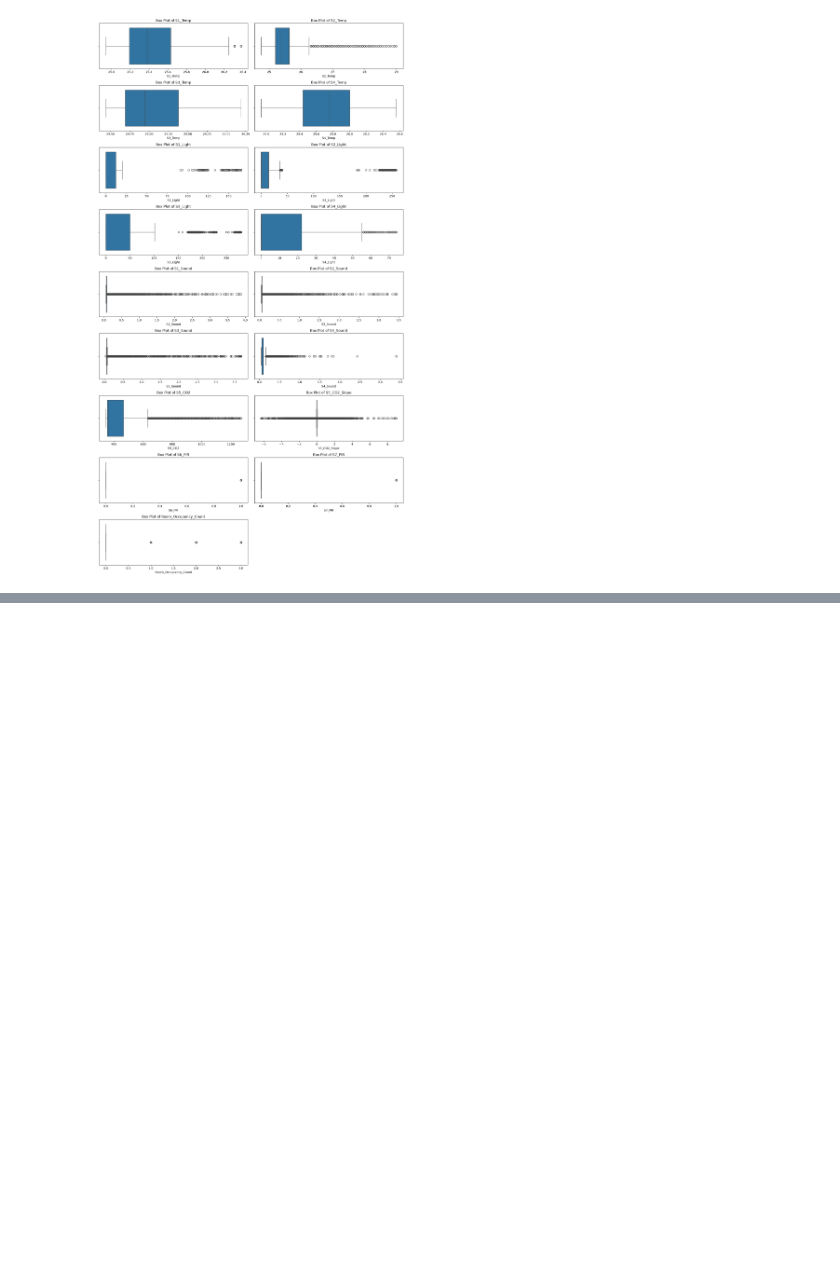
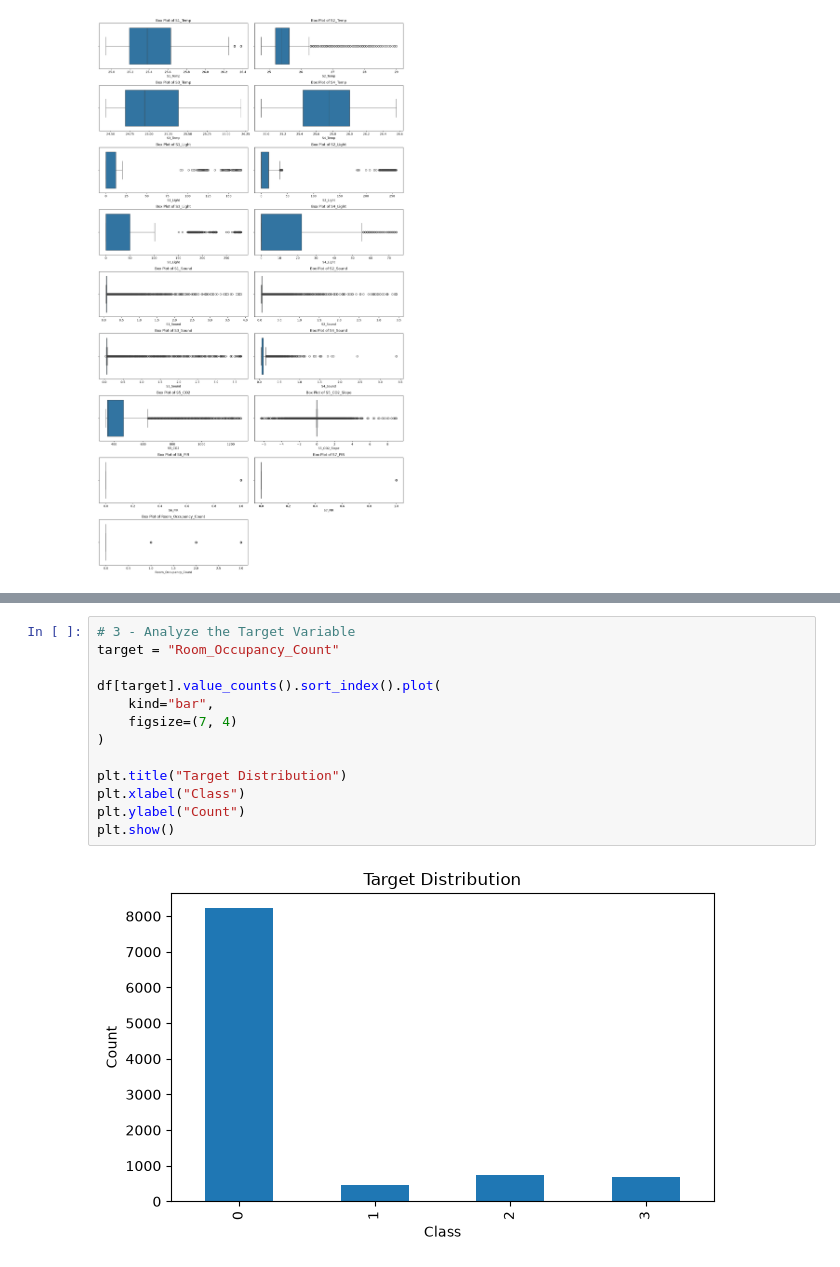
Before and after one commit to Mohamed66Hemdan/Room-Occupancy-Estimation-ML-Model, a Jupyter notebook: Project/Project.ipynb, the cells around one changed output, grey strips where cells are left out. Cells and saved outputs as stored; diff of their text form; blank space fills up the shorter version.

```diff
--- a/Project/Project.ipynb
+++ b/Project/Project.ipynb
@@ -291,0 +318,15 @@ plt.show()
+# %%
+# 3 - Analyze the Target Variable
+target = "Room_Occupancy_Count"
+
+df[target].value_counts().sort_index().plot(
+    kind="bar",
+    figsize=(7, 4)
+)
+
+plt.title("Target Distribution")
+plt.xlabel("Class")
+plt.ylabel("Count")
+plt.show()
+# %% [output]
+[figure, added]
```
Also changed, not shown: parts of 7 cells of this notebook.
